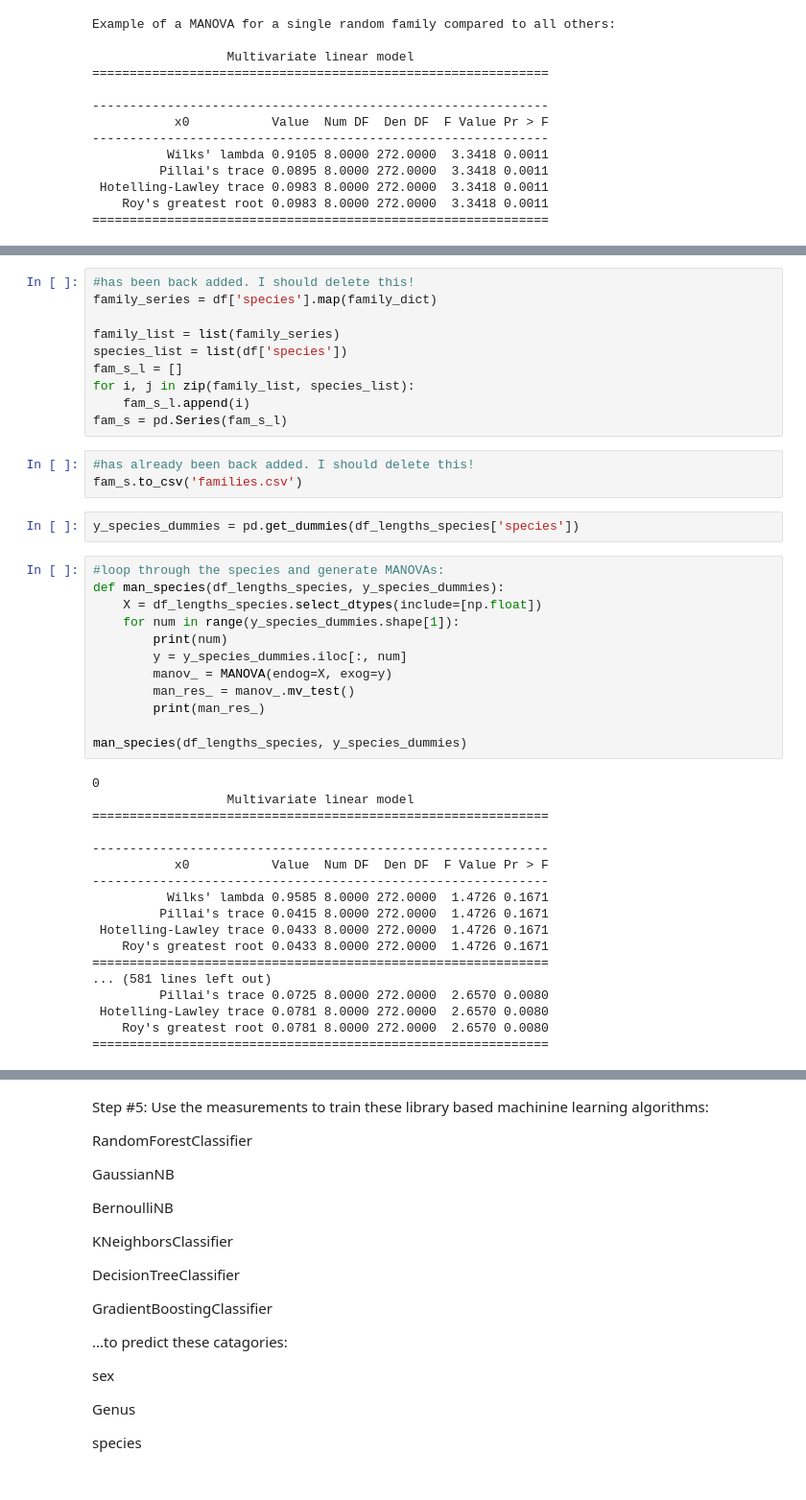
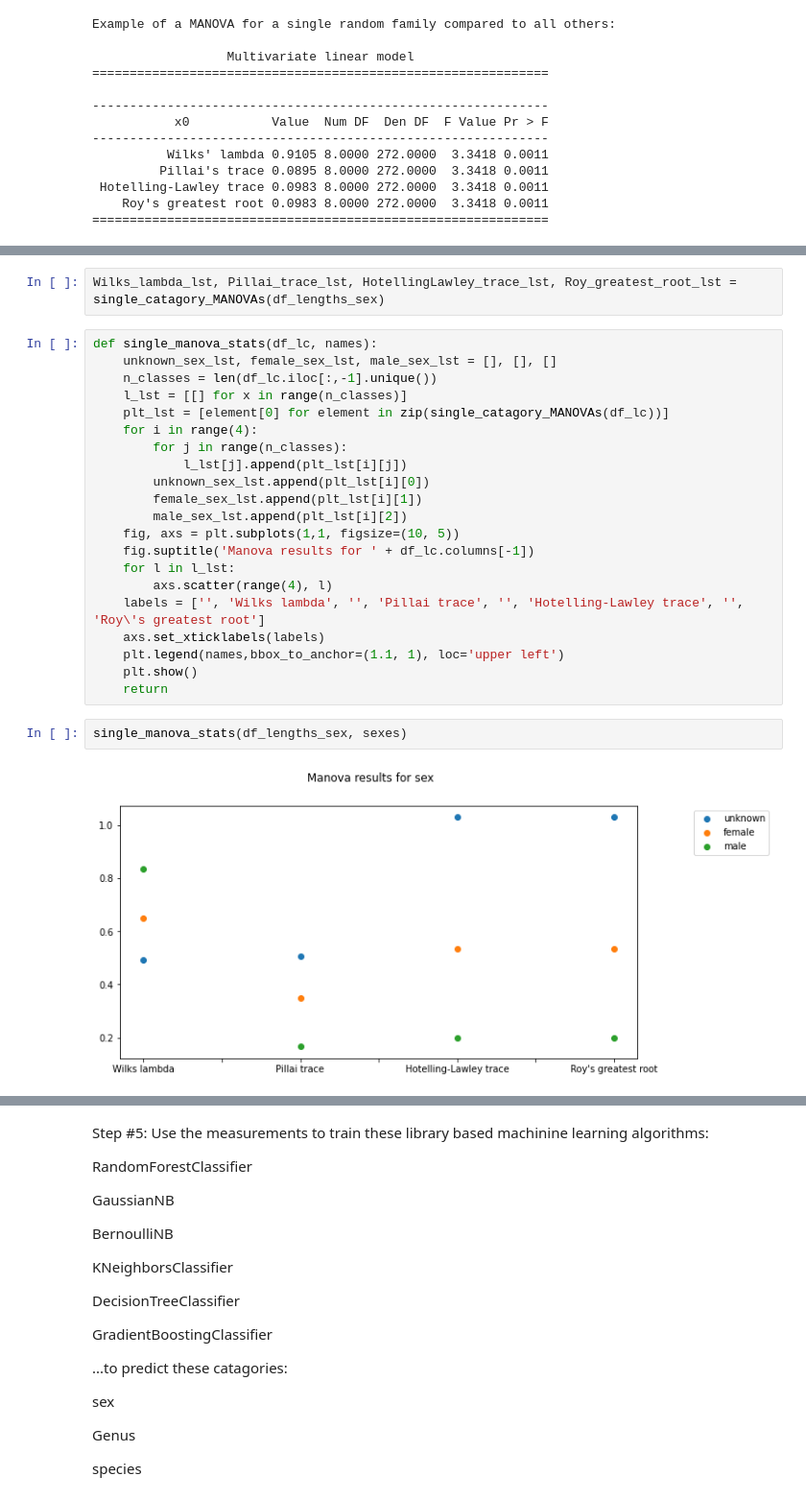
Before and after one commit to achilnos/Artiodactyla-Project, a Jupyter notebook: Artiodactyla clustering analysis.ipynb, the cells around one changed output, grey strips where cells are left out. Shown at 96% size. Cells and saved outputs as stored; diff of their text form.

```diff
--- a/Artiodactyla clustering analysis.ipynb
+++ b/Artiodactyla clustering analysis.ipynb
@@ -752,45 +733,27 @@ family_dict = {"Aepyceros melampus":"Bovidae",
-# %%
-#has been back added. I should delete this!
-family_series = df['species'].map(family_dict)
-
-family_list = list(family_series)
-species_list = list(df['species'])
-fam_s_l = []
-for i, j in zip(family_list, species_list):
-    fam_s_l.append(i)
-fam_s = pd.Series(fam_s_l)
-# %%
-#has already been back added. I should delete this!
-fam_s.to_csv('families.csv')
-# %%
-y_species_dummies = pd.get_dummies(df_lengths_species['species'])
-# %%
-#loop through the species and generate MANOVAs:
-def man_species(df_lengths_species, y_species_dummies):
-    X = df_lengths_species.select_dtypes(include=[np.float])
-    for num in range(y_species_dummies.shape[1]):
-        print(num)
-        y = y_species_dummies.iloc[:, num]
-        manov_ = MANOVA(endog=X, exog=y)
-        man_res_ = manov_.mv_test()
-        print(man_res_)
-
-man_species(df_lengths_species, y_species_dummies)
-# %% [output]
-0
-                  Multivariate linear model
-=============================================================
-
--------------------------------------------------------------
-           x0           Value  Num DF  Den DF  F Value Pr > F
--------------------------------------------------------------
-          Wilks' lambda 0.9585 8.0000 272.0000  1.4726 0.1671
-         Pillai's trace 0.0415 8.0000 272.0000  1.4726 0.1671
- Hotelling-Lawley trace 0.0433 8.0000 272.0000  1.4726 0.1671
-    Roy's greatest root 0.0433 8.0000 272.0000  1.4726 0.1671
-=============================================================
-... (581 lines left out)
-         Pillai's trace 0.0725 8.0000 272.0000  2.6570 0.0080
- Hotelling-Lawley trace 0.0781 8.0000 272.0000  2.6570 0.0080
-    Roy's greatest root 0.0781 8.0000 272.0000  2.6570 0.0080
-=============================================================
+# %%
+Wilks_lambda_lst, Pillai_trace_lst, HotellingLawley_trace_lst, Roy_greatest_root_lst = single_catagory_MANOVAs(df_lengths_sex)
+# %%
+def single_manova_stats(df_lc, names):
+    unknown_sex_lst, female_sex_lst, male_sex_lst = [], [], []
+    n_classes = len(df_lc.iloc[:,-1].unique())
+    l_lst = [[] for x in range(n_classes)]
+    plt_lst = [element[0] for element in zip(single_catagory_MANOVAs(df_lc))]
+    for i in range(4):
+        for j in range(n_classes):
+            l_lst[j].append(plt_lst[i][j])
+        unknown_sex_lst.append(plt_lst[i][0])
+        female_sex_lst.append(plt_lst[i][1])
+        male_sex_lst.append(plt_lst[i][2])
+    fig, axs = plt.subplots(1,1, figsize=(10, 5))
+    fig.suptitle('Manova results for ' + df_lc.columns[-1])
+    for l in l_lst:
+        axs.scatter(range(4), l)
+    labels = ['', 'Wilks lambda', '', 'Pillai trace', '', 'Hotelling-Lawley trace', '', 'Roy\'s greatest root']
+    axs.set_xticklabels(labels)
+    plt.legend(names,bbox_to_anchor=(1.1, 1), loc='upper left')
+    plt.show()
+    return
+# %%
+single_manova_stats(df_lengths_sex, sexes)
+# %% [output]
+[figure, added]
```
Also changed, not shown: parts of 20 cells of this notebook.
